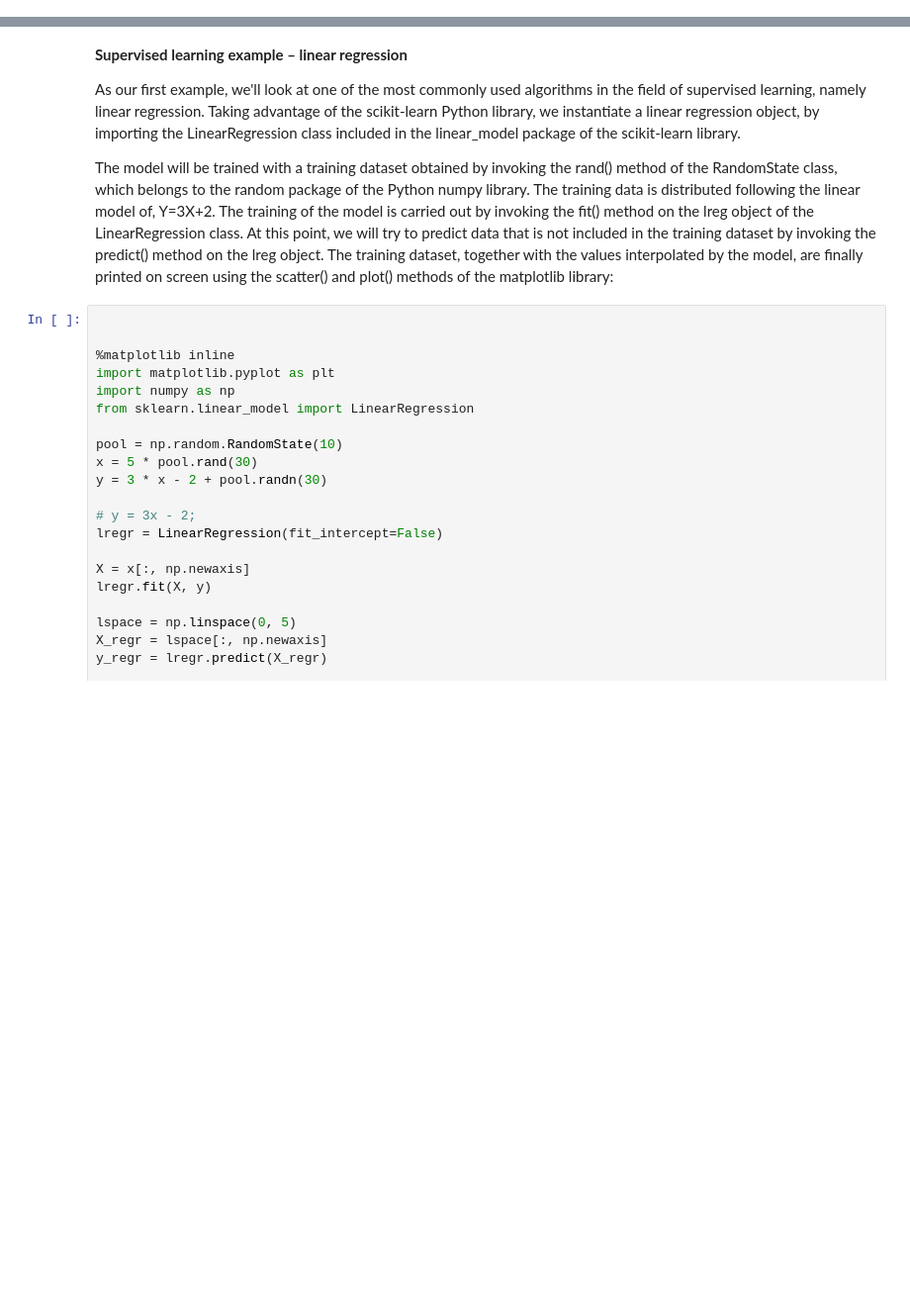
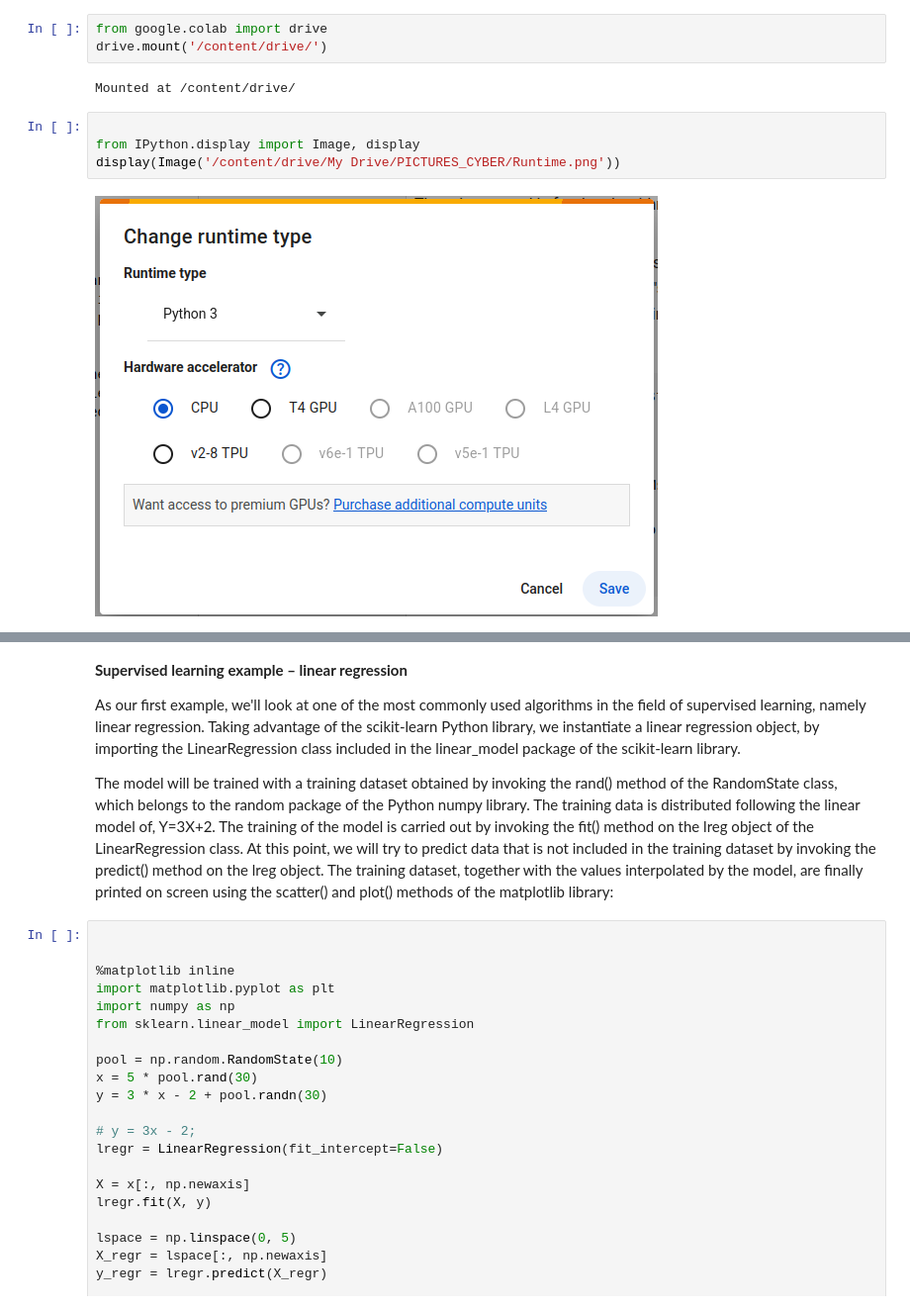
Before and after one commit to chandrajitpal/Cybersecurity, a Jupyter notebook: cyberlabs/LAB1_CYBER.ipynb, the cells around one changed output, grey strips where cells are left out. Shown: that part at 99% size. Cells and saved outputs as stored; diff of their text form; blank space fills up the shorter version.

```diff
--- a/cyberlabs/LAB1_CYBER.ipynb
+++ b/cyberlabs/LAB1_CYBER.ipynb
@@ -1,3 +1,14 @@
 # %% [markdown]
 <a href="https://colab.research.google.com/github/chandrajitpal/Cybersecurity/blob/main/cyberlabs/LAB1_CYBER.ipynb" target="_parent"><img src="https://colab.research.google.com/assets/colab-badge.svg" alt="Open In Colab"/></a>
+# %%
+from google.colab import drive
+drive.mount('/content/drive/')
+# %% [output]
+Mounted at /content/drive/
+# %%
+
+from IPython.display import Image, display
+display(Image('/content/drive/My Drive/PICTURES_CYBER/Runtime.png'))
+# %% [output]
+[figure, added]
 # %% [markdown]
```
Also changed, not shown: parts of 1 cell of this notebook.
